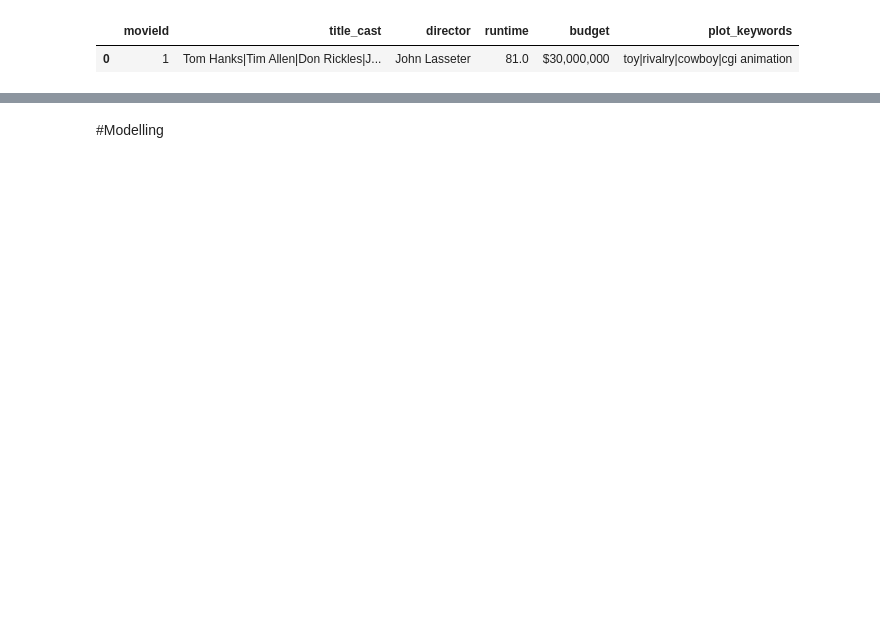
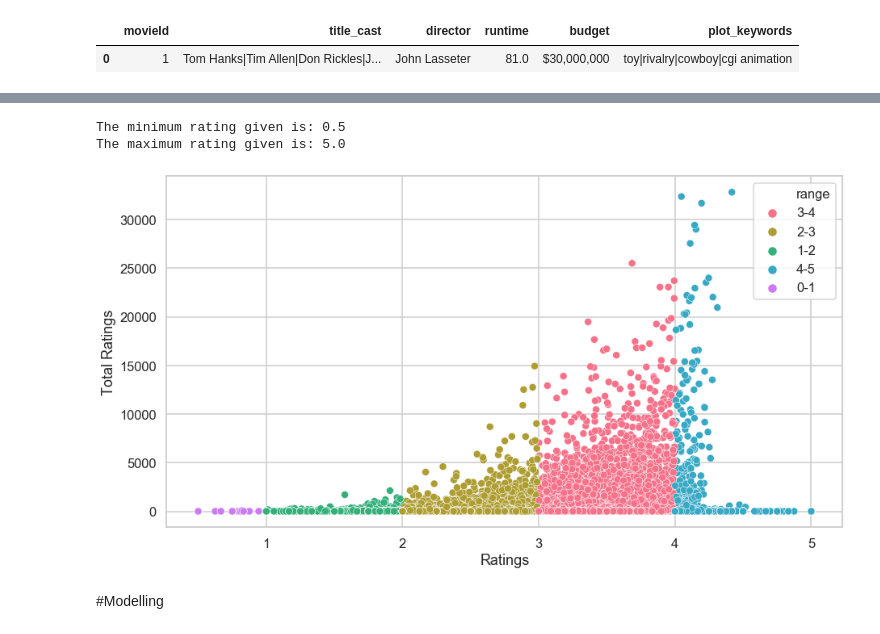
Before and after one commit to Explore-AI/unsupervised-predict-streamlit-template, a Jupyter notebook: main.ipynb, the cells around one changed output, grey strips where cells are left out. Cells and saved outputs as stored; diff of their text form; code cells hidden in the pictures; blank space fills up the shorter version.

```diff
--- a/main.ipynb
+++ b/main.ipynb
@@ -137,0 +140,5 @@ imdb.head(1)
+# %%
+# Generate a movie_rating dataframe
+movie_rating=df.groupby(['title'])['rating'].mean() # agg rating by mean
+movie_rating=pd.DataFrame(movie_rating)
+movie_rating
@@ -137,0 +160,3 @@ imdb.head(1)
+# %%
+# Generate column to sum number of ratings per title
+movie_rating['num of ratings'] = pd.DataFrame(df.groupby('title')['rating'].count())
@@ -138,2 +214,40 @@ imdb.head(1)
+# %%
+# The minimum and maximum ratings given by the users
+print('The minimum rating given is:',movie_rating['rating'].min())
+print('The maximum rating given is:',movie_rating['rating'].max())
+# %% [output]
+The minimum rating given is: 0.5
+The maximum rating given is: 5.0
+# %%
+# Function creates ranges for ratings
+# To be used for visualisations
+
+def rating_range(text):
+
+  if int (text) < 1:
+    return '0-1'
+  elif int (text) <2:
+    return'1-2'
+  elif int (text) <3:
+    return '2-3'
+  elif int (text) <4:
+    return '3-4'
+  else:
+    return '4-5'
+# %%
+# Apply rating_range function to generate a range column
+movie_rating['range']=movie_rating['rating'].apply(rating_range)
+# %%
+# Plot scatter plot illustrating the relationship between ratings and number of ratings
+
+sns.set(style="whitegrid", context="talk")
+f, ax = plt.subplots(figsize=(15, 8))
+sns.scatterplot(x=movie_rating['rating'], y=movie_rating['num of ratings'],
+hue=movie_rating['range'],palette="husl",sizes=(1, 8), linewidth=0.5,data=movie_rating, ax=ax) # range used to categorise ratings
+plt.xlabel('Ratings')
+plt.ylabel('Total Ratings')
+plt.show()
+# %% [output]
+[figure, added]
 # %% [markdown]
 #Modelling
```
Also changed, not shown: parts of 70 cells of this notebook.
